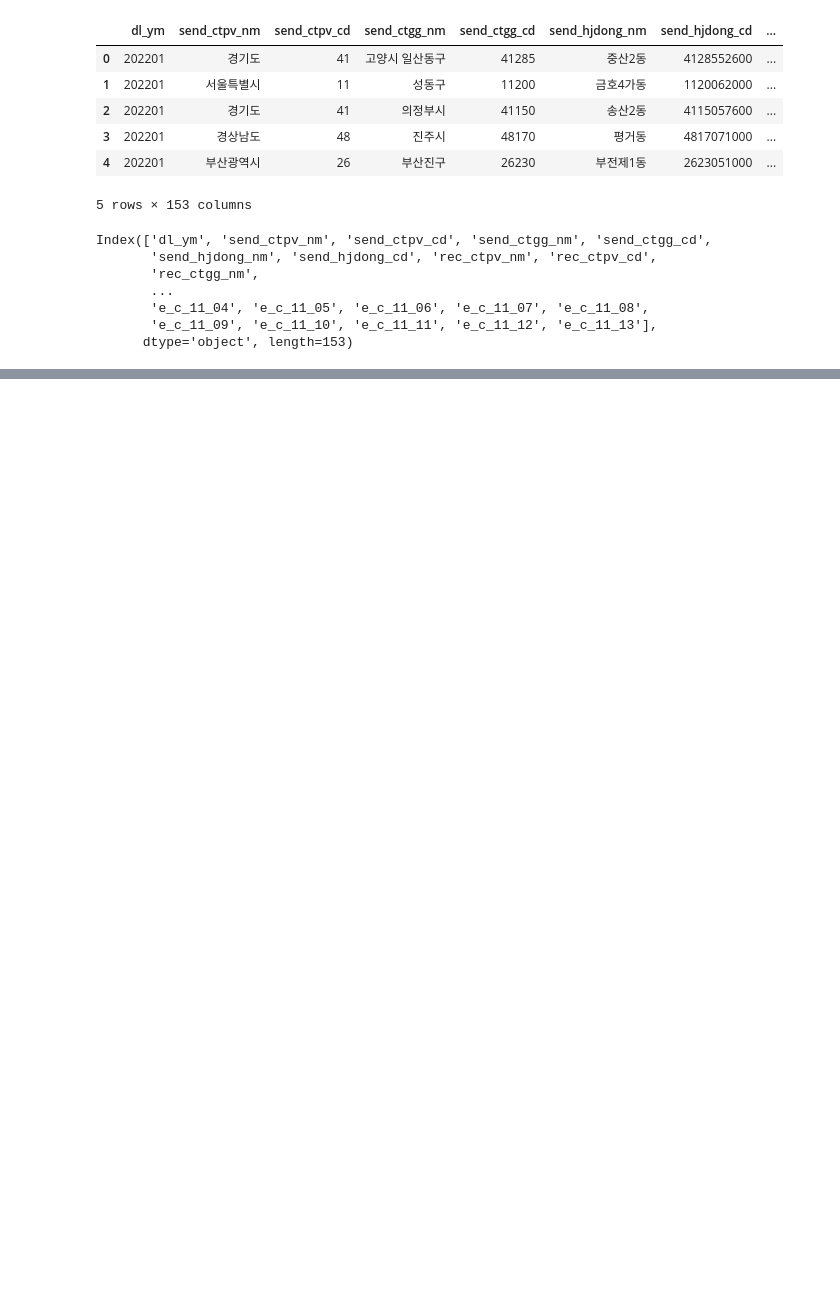
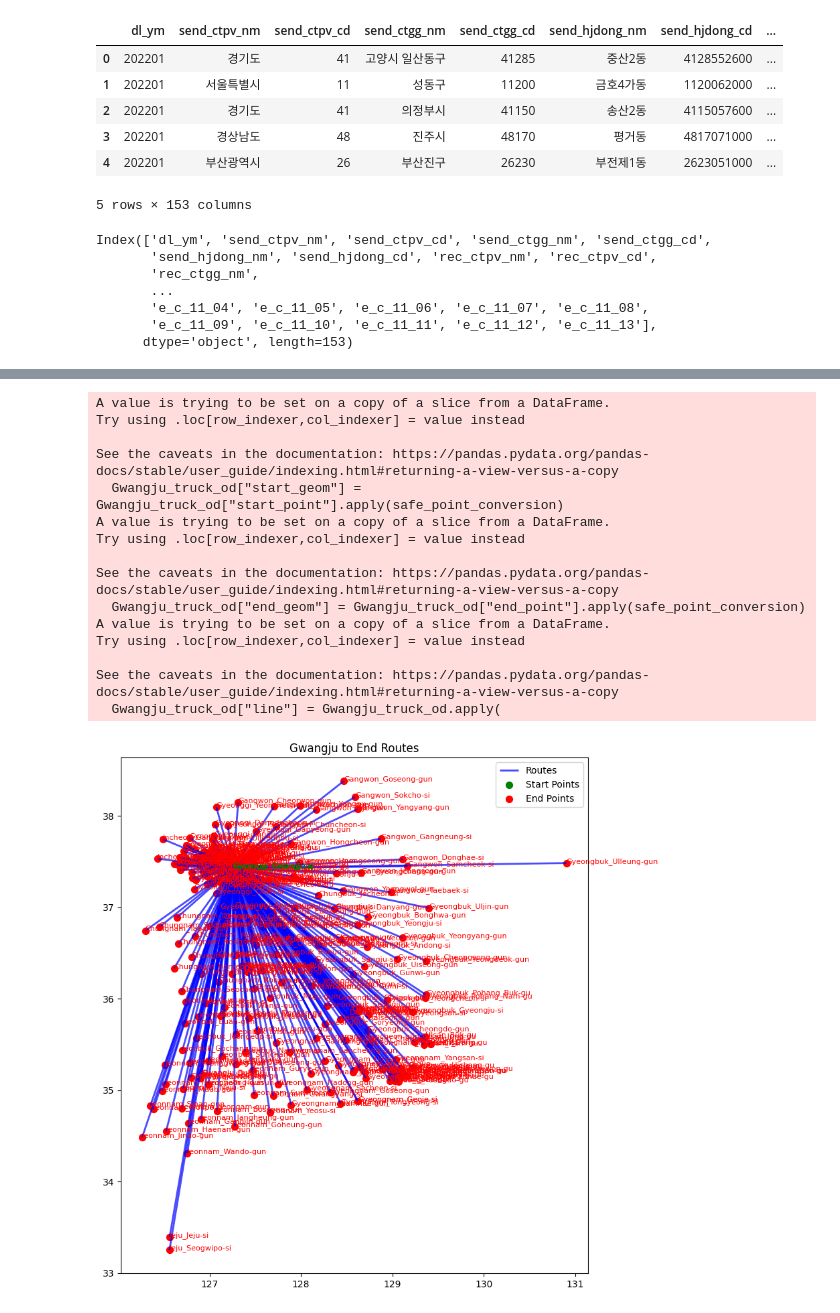
Before and after one commit to doyeonRyu/P-project, a Jupyter notebook: pt_code.ipynb, the cells around one changed output, grey strips where cells are left out. Drawn from its saved outputs; the diff is of its cells as text; code cells hidden in the pictures; blank space fills up the shorter version.

```diff
--- a/pt_code.ipynb
+++ b/pt_code.ipynb
@@ -105,0 +333,3 @@ truck_trips.head()
+# %%
+truck_od = pd.read_csv("data/truck_OD.csv")
+truck_od
@@ -105,0 +350,11 @@ truck_trips.head()
+# %%
+# 안전하게 split 처리: `expand=True`를 사용하고 결측값 처리
+truck_od[["start_시도", "start_시군구"]] = truck_od["start_station"].str.split("_", n=1, expand=True)
+truck_od[["end_시도", "end_시군구"]] = truck_od["end_station"].str.split("_", n=1, expand=True)
+
+# 결측값 처리: 나뉘지 않는 경우 시군구를 NaN으로 채움
+truck_od["start_시군구"] = truck_od["start_시군구"].fillna("Unknown")
+truck_od["end_시군구"] = truck_od["end_시군구"].fillna("Unknown")
+
+# 결과 출력
+truck_od
@@ -105,0 +375,3 @@ truck_trips.head()
+# %%
+Gwangju_truck_od = truck_od[truck_od["start_station"] == "Gyeonggi_Gwangju-si"]
+Gwangju_truck_od
@@ -105,0 +413,63 @@ truck_trips.head()
+# %%
+import pandas as pd
+import geopandas as gpd
+import matplotlib.pyplot as plt
+from shapely.geometry import Point, LineString
+# 잘못된 좌표 값 필터링
+def safe_point_conversion(point_str):
+    try:
+        if point_str.strip() == "EMPTY":  # 잘못된 값 처리
+            return None
+        return Point(map(float, point_str.strip("POINT ()").split()))
+    except Exception:
+        return None
+
+# Start와 End 지점을 GeoDataFrame으로 변환
+Gwangju_truck_od["start_geom"] = Gwangju_truck_od["start_point"].apply(safe_point_conversion)
+Gwangju_truck_od["end_geom"] = Gwangju_truck_od["end_point"].apply(safe_point_conversion)
+
+# 유효한 좌표만 포함한 LineString 생성
+Gwangju_truck_od["line"] = Gwangju_truck_od.apply(
+    lambda row: LineString([row["start_geom"], row["end_geom"]]) if row["start_geom"] and row["end_geom"] else None,
+    axis=1,
+)
+
+# GeoDataFrame 생성 (유효한 선만 포함)
+gwangju_truck_od_gdf = gpd.GeoDataFrame(Gwangju_truck_od.dropna(subset=["line"]), geometry="line")
+
+# 시각화
+fig, ax = plt.subplots(figsize=(10, 10))
+gwangju_truck_od_gdf.plot(ax=ax, color="blue", linewidth=2, alpha=0.7, label="Routes")
+
+# 시작과 끝 지점을 지도에 추가
+gwangju_truck_od_start = gpd.GeoDataFrame(Gwangju_truck_od.dropna(subset=["start_geom"]), geometry="start_geom")
+gwangju_truck_od_end = gpd.GeoDataFrame(Gwangju_truck_od.dropna(subset=["end_geom"]), geometry="end_geom")
+
+gwangju_truck_od_start.plot(ax=ax, color="green", markersize=50, label="Start Points")
+gwangju_truck_od_end.plot(ax=ax, color="red", markersize=50, label="End Points")
+
+# 레이블과 타이틀 추가
+for idx, row in gwangju_truck_od_gdf.iterrows():
+    ax.text(row.start_geom.x, row.start_geom.y, row.start_station, fontsize=8, color="green")
+    ax.text(row.end_geom.x, row.end_geom.y, row.end_station, fontsize=8, color="red")
+
+plt.title("Gwangju to End Routes")
+plt.legend()
+plt.show()
+# %% [output]
+A value is trying to be set on a copy of a slice from a DataFrame.
+Try using .loc[row_indexer,col_indexer] = value instead
+
+See the caveats in the documentation: https://pandas.pydata.org/pandas-docs/stable/user_guide/indexing.html#returning-a-view-versus-a-copy
+  Gwangju_truck_od["start_geom"] = Gwangju_truck_od["start_point"].apply(safe_point_conversion)
+A value is trying to be set on a copy of a slice from a DataFrame.
+Try using .loc[row_indexer,col_indexer] = value instead
+
+See the caveats in the documentation: https://pandas.pydata.org/pandas-docs/stable/user_guide/indexing.html#returning-a-view-versus-a-copy
+  Gwangju_truck_od["end_geom"] = Gwangju_truck_od["end_point"].apply(safe_point_conversion)
+A value is trying to be set on a copy of a slice from a DataFrame.
+Try using .loc[row_indexer,col_indexer] = value instead
+
+See the caveats in the documentation: https://pandas.pydata.org/pandas-docs/stable/user_guide/indexing.html#returning-a-view-versus-a-copy
+  Gwangju_truck_od["line"] = Gwangju_truck_od.apply(
+[figure, added]
```
Also changed, not shown: parts of 40 cells of this notebook.
